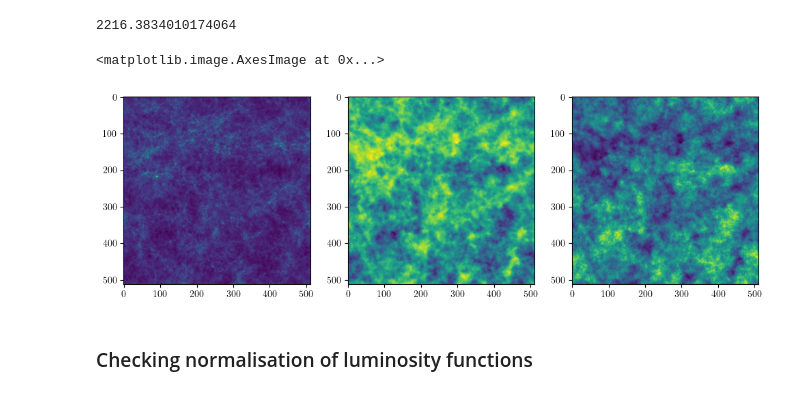
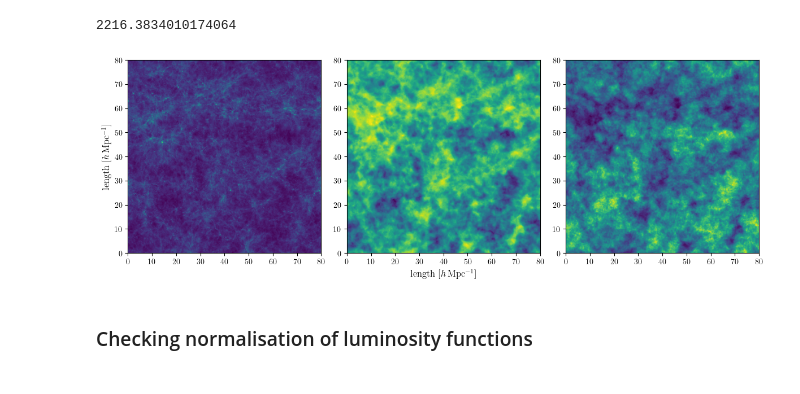
Before and after one commit to lisaleemcb/deprism, a Jupyter notebook: generate_spectra.ipynb, the cells around one changed output. Saved outputs shown, nothing was run; the diff lists cells and outputs as text; code cells hidden in the pictures.

```diff
--- a/generate_spectra.ipynb
+++ b/generate_spectra.ipynb
@@ -298,14 +291,18 @@ ion_field, t21_field = get_21cm_fields(redshift, zreion, delta)
 # %%
 from matplotlib.colors import LogNorm
 
 fig, ax = plt.subplots(1,3, figsize=(12,8))
 
-ax[0].imshow(delta.sum(axis=2))
-ax[1].imshow(ion_field.sum(axis=2))
-ax[2].imshow(t21_field.sum(axis=2))
+ax[0].imshow(delta.sum(axis=2), extent=(0,80,0,80))
+ax[1].imshow(ion_field.sum(axis=2), extent=(0,80,0,80))
+ax[2].imshow(t21_field.sum(axis=2), extent=(0,80,0,80))
+
+ax[1].set_xlabel(r'length [$h$\,Mpc$^{-1}$]', fontsize=12)
+ax[0].set_ylabel(r'length [$h$\,Mpc$^{-1}$]', fontsize=12)
+
+plt.tight_layout()
 # %% [output]
-<matplotlib.image.AxesImage at 0x...>
-[figure, old version]
+[figure, new version]
 # %% [markdown]
 ### Checking normalisation of luminosity functions
 # %% [markdown]
```
Also changed, not shown: parts of 86 cells of this notebook, 5 other files.
